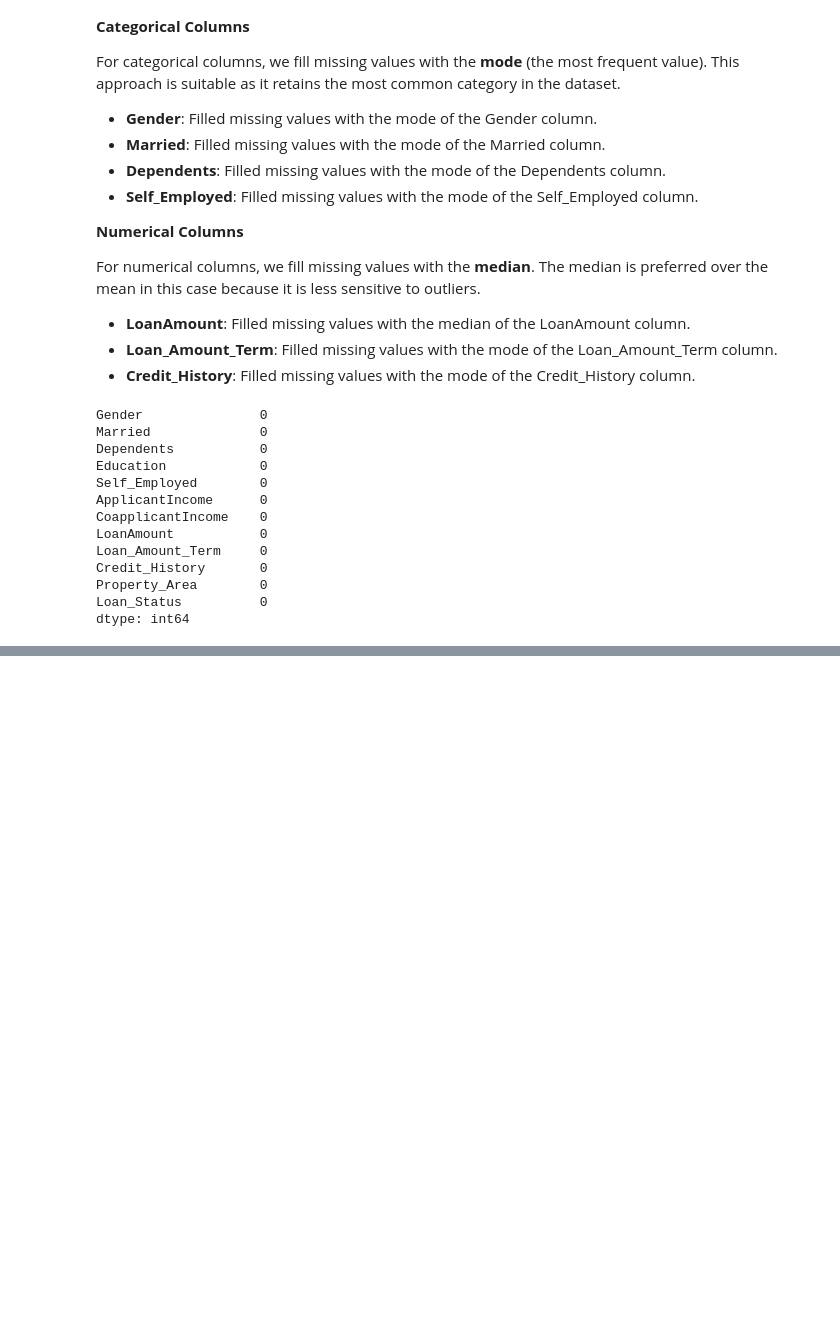
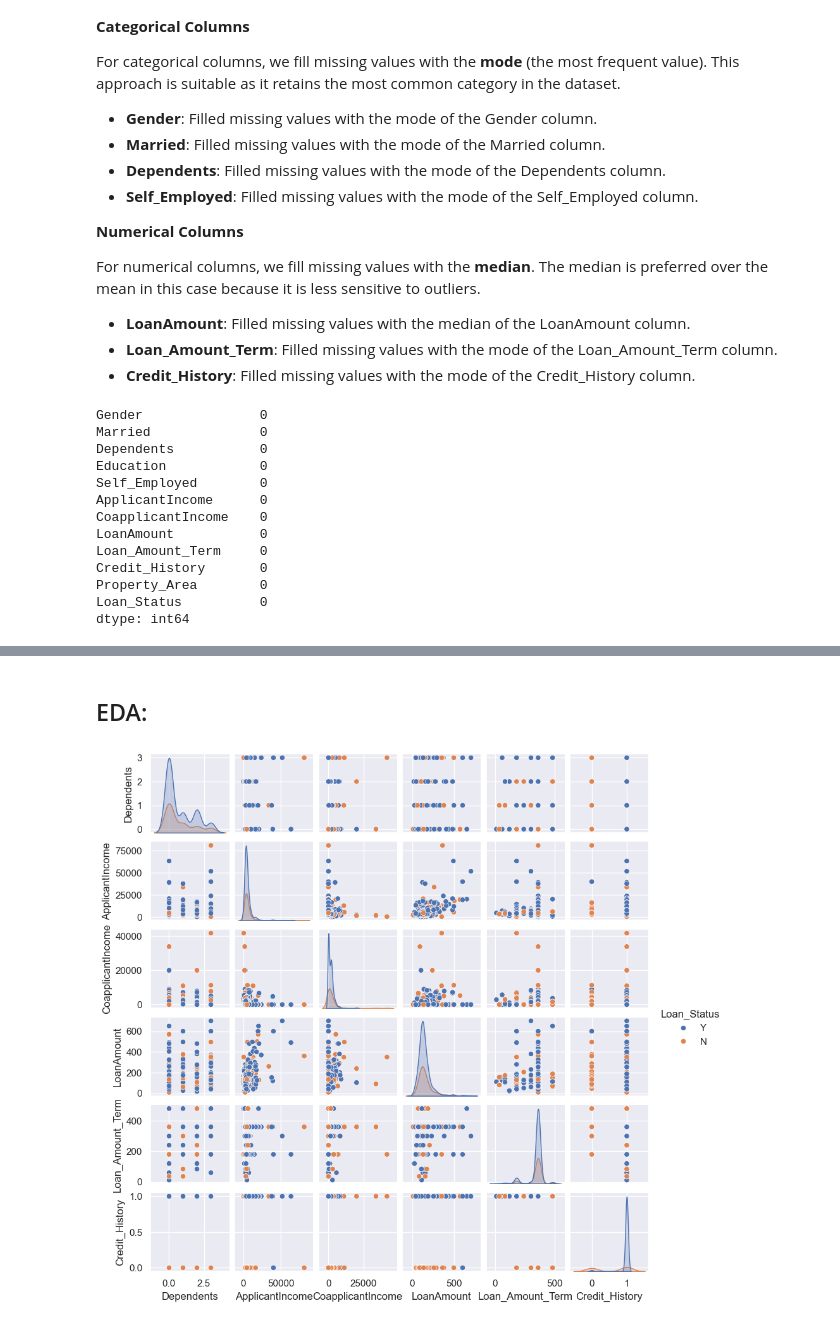
Before and after one commit to AliMSHGH/Loan_eligibility_prediction, a Jupyter notebook: Loan_eligibility_prediction.ipynb, the cells around one changed output, grey strips where cells are left out. Saved outputs shown, nothing was run; the diff lists cells and outputs as text; code cells hidden in the pictures; blank space fills up the shorter version.

```diff
--- a/Loan_eligibility_prediction.ipynb
+++ b/Loan_eligibility_prediction.ipynb
@@ -125,0 +126,7 @@ loan_df.sample(5)
+# %% [markdown]
+## EDA:
+# %%
+import seaborn as sns; sns.set()
+sns.pairplot(loan_df, hue='Loan_Status', height=1.5);
+# %% [output]
+[figure, added]
```
Also changed, not shown: parts of 2 cells of this notebook.
